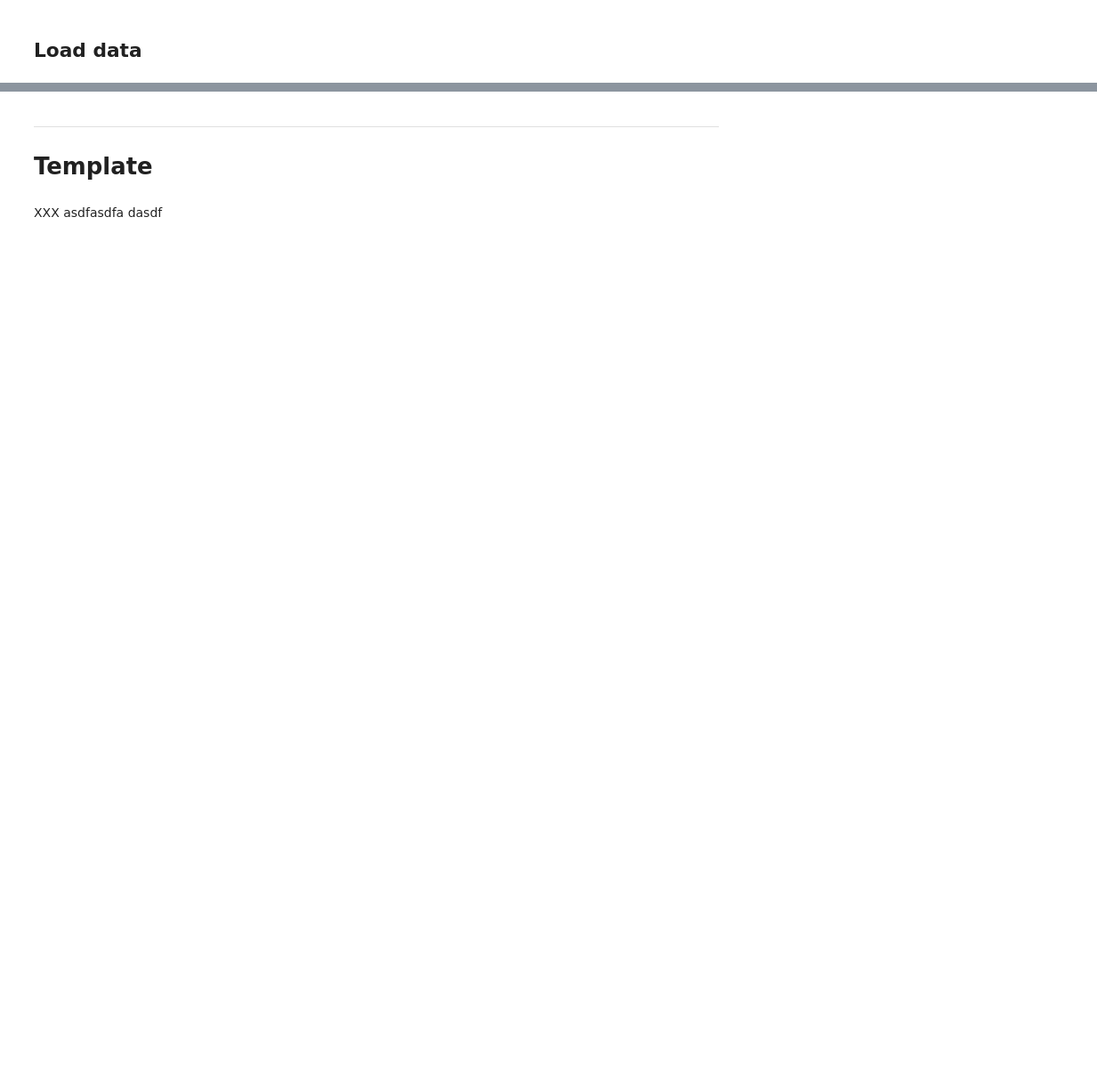
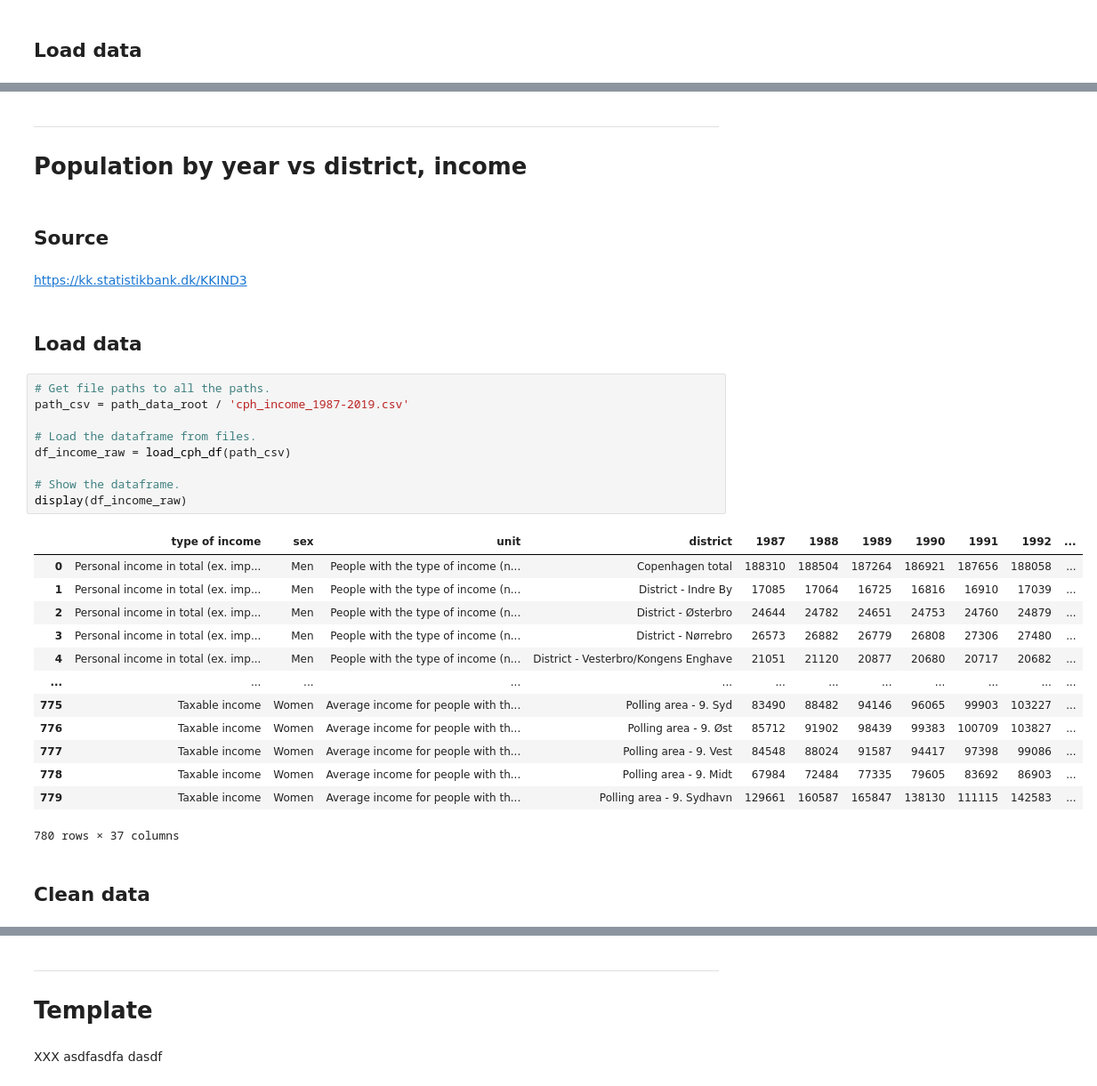
Before and after one commit to wojciechdk/social_data_analysis_and_visualization_final_project, a Jupyter notebook: preeliminary_analysis.ipynb, the cells around one changed output, grey strips where cells are left out. Shown at 89% size. Cells and saved outputs as stored; diff of their text form; blank space fills up the shorter version.

```diff
--- a/preeliminary_analysis.ipynb
+++ b/preeliminary_analysis.ipynb
@@ -929,0 +1385,35 @@ display(df_citizenship_raw)
+# %% [markdown]
+<hr style="border:2px solid black"> </hr>
+
+# Population by year vs district, income
+# %% [markdown]
+## Source
+# %% [markdown]
+https://kk.statistikbank.dk/KKIND3
+# %% [markdown]
+## Load data
+# %%
+# Get file paths to all the paths.
+path_csv = path_data_root / 'cph_income_1987-2019.csv'
+
+# Load the dataframe from files.
+df_income_raw = load_cph_df(path_csv)
+
+# Show the dataframe.
+display(df_income_raw)
+# %% [output]
+|  | type of income | sex | unit | district | 1987 | 1988 | 1989 | 1990 | 1991 | 1992 | ... |
+| 0 | Personal income in total (ex. imp... | Men | People with the type of income (n... | Copenhagen total | 188310 | 188504 | 187264 | 186921 | 187656 | 188058 | ... |
+| 1 | Personal income in total (ex. imp... | Men | People with the type of income (n... | District - Indre By | 17085 | 17064 | 16725 | 16816 | 16910 | 17039 | ... |
+| 2 | Personal income in total (ex. imp... | Men | People with the type of income (n... | District - Østerbro | 24644 | 24782 | 24651 | 24753 | 24760 | 24879 | ... |
+| 3 | Personal income in total (ex. imp... | Men | People with the type of income (n... | District - Nørrebro | 26573 | 26882 | 26779 | 26808 | 27306 | 27480 | ... |
+| 4 | Personal income in total (ex. imp... | Men | People with the type of income (n... | District - Vesterbro/Kongens Enghave | 21051 | 21120 | 20877 | 20680 | 20717 | 20682 | ... |
+| ... | ... | ... | ... | ... | ... | ... | ... | ... | ... | ... | ... |
+| 775 | Taxable income | Women | Average income for people with th... | Polling area - 9. Syd | 83490 | 88482 | 94146 | 96065 | 99903 | 103227 | ... |
+| 776 | Taxable income | Women | Average income for people with th... | Polling area - 9. Øst | 85712 | 91902 | 98439 | 99383 | 100709 | 103827 | ... |
+| 777 | Taxable income | Women | Average income for people with th... | Polling area - 9. Vest | 84548 | 88024 | 91587 | 94417 | 97398 | 99086 | ... |
+| 778 | Taxable income | Women | Average income for people with th... | Polling area - 9. Midt | 67984 | 72484 | 77335 | 79605 | 83692 | 86903 | ... |
+| 779 | Taxable income | Women | Average income for people with th... | Polling area - 9. Sydhavn | 129661 | 160587 | 165847 | 138130 | 111115 | 142583 | ... |
+780 rows × 37 columns
+# %% [markdown]
+## Clean data
```
Also changed, not shown: parts of 56 cells of this notebook.
